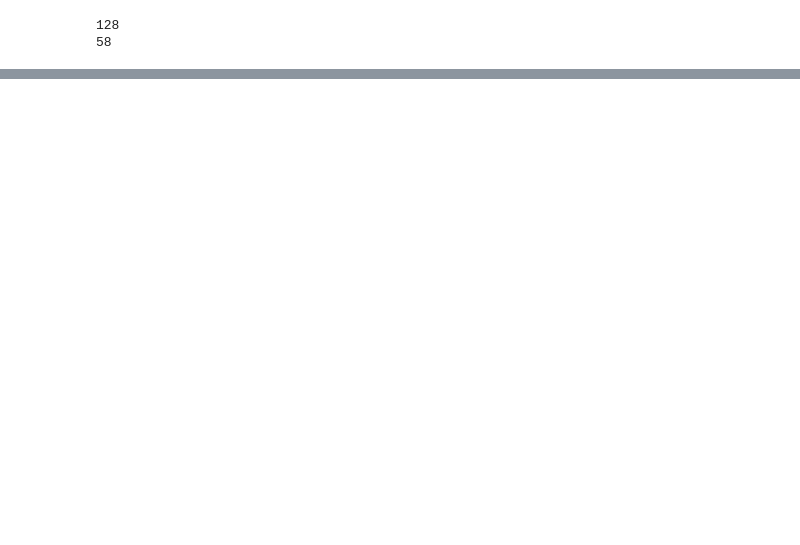
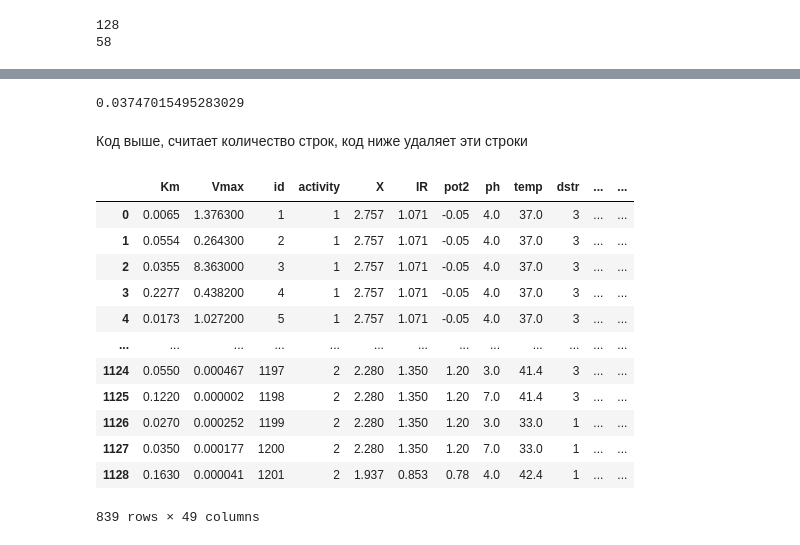
Before and after one commit to illhammm/Nanozymes1, a Jupyter notebook: Data_Preprocessing/data_preprocessing.ipynb, the cells around one changed output, grey strips where cells are left out. Saved outputs shown, nothing was run; the diff lists cells and outputs as text; code cells hidden in the pictures; blank space fills up the shorter version.

```diff
--- a/Data_Preprocessing/data_preprocessing.ipynb
+++ b/Data_Preprocessing/data_preprocessing.ipynb
@@ -115,0 +160,4 @@ print(counts_quantil(df['Vmax_log']))
+# %%
+df['cryst']. corr(df['EState_VSA6'])
+# %% [output]
+0.03747015495283029
@@ -115,0 +168,2 @@ print(counts_quantil(df['Vmax_log']))
+# %% [markdown]
+Код выше, считает количество строк, код ниже удаляет эти строки
@@ -115,0 +179,16 @@ print(counts_quantil(df['Vmax_log']))
+# %%
+df
+# %% [output]
+|  | Km | Vmax | id | activity | X | IR | pot2 | ph | temp | dstr | ... | ... |
+| 0 | 0.0065 | 1.376300 | 1 | 1 | 2.757 | 1.071 | -0.05 | 4.0 | 37.0 | 3 | ... | ... |
+| 1 | 0.0554 | 0.264300 | 2 | 1 | 2.757 | 1.071 | -0.05 | 4.0 | 37.0 | 3 | ... | ... |
+| 2 | 0.0355 | 8.363000 | 3 | 1 | 2.757 | 1.071 | -0.05 | 4.0 | 37.0 | 3 | ... | ... |
+| 3 | 0.2277 | 0.438200 | 4 | 1 | 2.757 | 1.071 | -0.05 | 4.0 | 37.0 | 3 | ... | ... |
+| 4 | 0.0173 | 1.027200 | 5 | 1 | 2.757 | 1.071 | -0.05 | 4.0 | 37.0 | 3 | ... | ... |
+| ... | ... | ... | ... | ... | ... | ... | ... | ... | ... | ... | ... | ... |
+| 1124 | 0.0550 | 0.000467 | 1197 | 2 | 2.280 | 1.350 | 1.20 | 3.0 | 41.4 | 3 | ... | ... |
+| 1125 | 0.1220 | 0.000002 | 1198 | 2 | 2.280 | 1.350 | 1.20 | 7.0 | 41.4 | 3 | ... | ... |
+| 1126 | 0.0270 | 0.000252 | 1199 | 2 | 2.280 | 1.350 | 1.20 | 3.0 | 33.0 | 1 | ... | ... |
+| 1127 | 0.0350 | 0.000177 | 1200 | 2 | 2.280 | 1.350 | 1.20 | 7.0 | 33.0 | 1 | ... | ... |
+| 1128 | 0.1630 | 0.000041 | 1201 | 2 | 1.937 | 0.853 | 0.78 | 4.0 | 42.4 | 1 | ... | ... |
+839 rows × 49 columns
```
Also changed, not shown: parts of 5 cells of this notebook.
